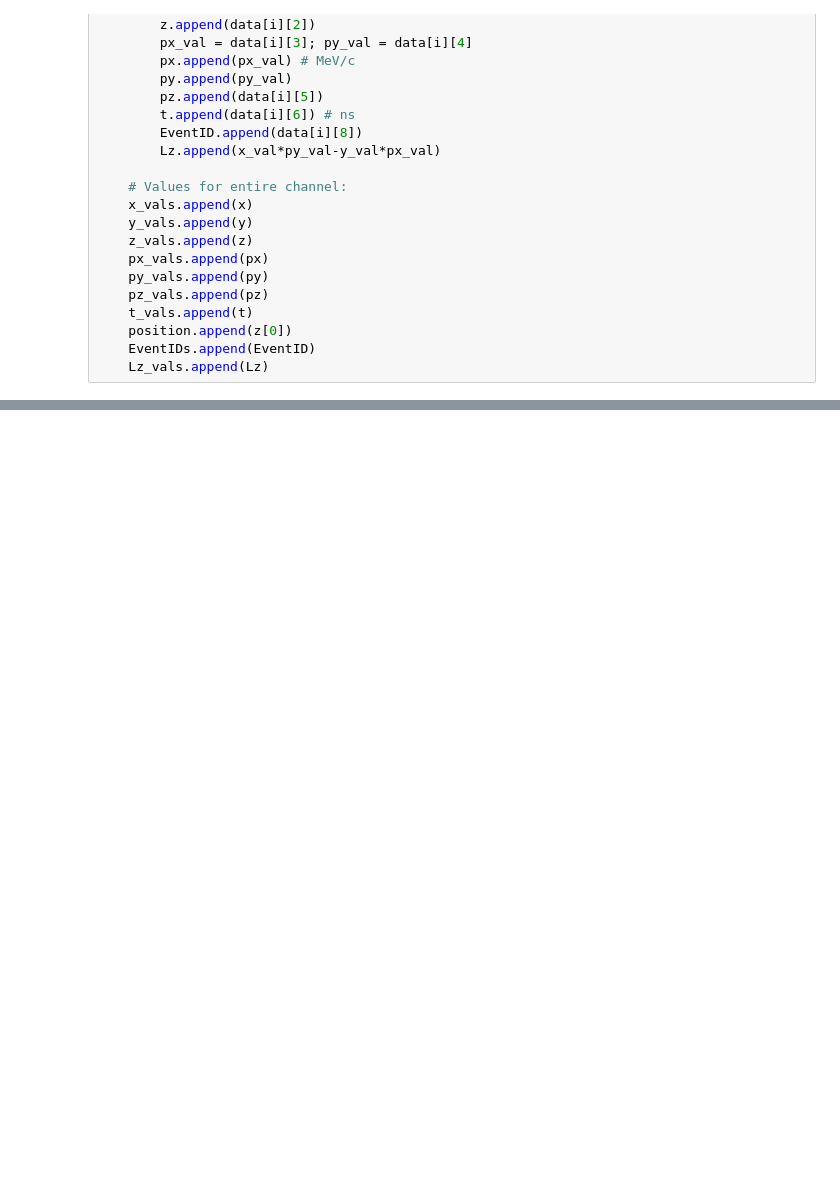
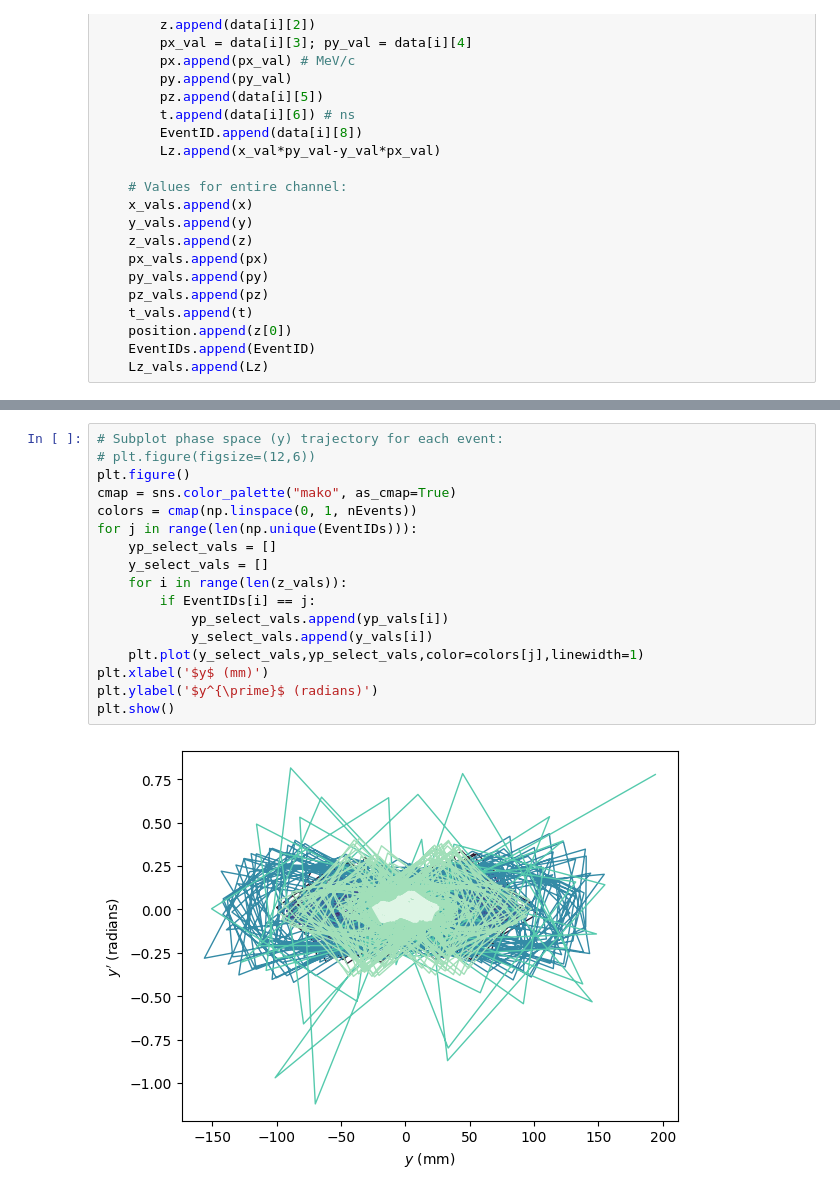
Before and after one commit to criggall/muon-cooling, a Jupyter notebook: Simplified-HFOFO/plotter.ipynb, the cells around one changed output, grey strips where cells are left out. Cells and saved outputs as stored; diff of their text form; blank space fills up the shorter version.

```diff
--- a/Simplified-HFOFO/plotter.ipynb
+++ b/Simplified-HFOFO/plotter.ipynb
@@ -198,0 +291,19 @@ plt.show()
+# %%
+# Subplot phase space (y) trajectory for each event:
+# plt.figure(figsize=(12,6))
+plt.figure()
+cmap = sns.color_palette("mako", as_cmap=True)
+colors = cmap(np.linspace(0, 1, nEvents))
+for j in range(len(np.unique(EventIDs))):
+    yp_select_vals = []
+    y_select_vals = []
+    for i in range(len(z_vals)):
+        if EventIDs[i] == j:
+            yp_select_vals.append(yp_vals[i])
+            y_select_vals.append(y_vals[i])
+    plt.plot(y_select_vals,yp_select_vals,color=colors[j],linewidth=1)
+plt.xlabel('$y$ (mm)')
+plt.ylabel('$y^{\prime}$ (radians)')
+plt.show()
+# %% [output]
+[figure, added]
```
Also changed, not shown: parts of 13 cells of this notebook, 52 other files.
